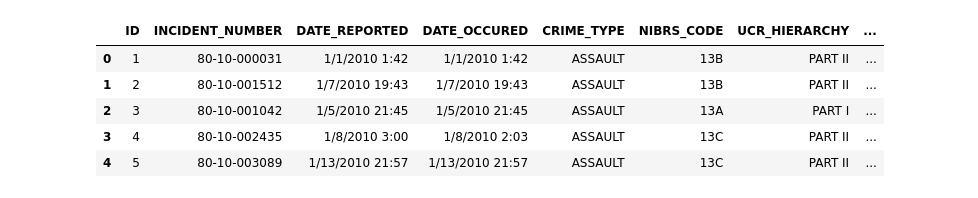
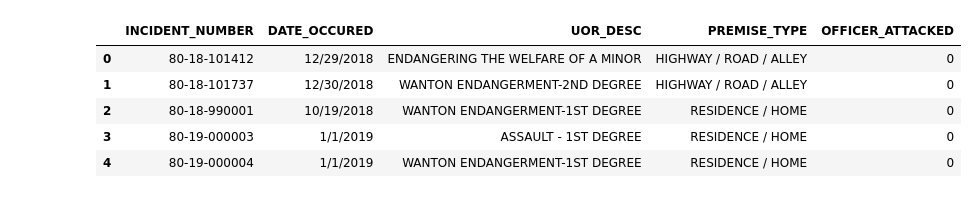
Before and after one commit to NBrown95/Assaulted_Officers, a Jupyter notebook: Machine_Learning_Model.ipynb, the cells around one changed output. Cells and saved outputs as stored; diff of their text form; code cells hidden in the pictures.

```diff
--- a/Machine_Learning_Model.ipynb
+++ b/Machine_Learning_Model.ipynb
@@ -11,11 +9,11 @@ from config import db_password
 # %%
-file_path = "AssaultedOfficerData.csv"
+file_path = "LMPD_Data.csv"
 df = pd.read_csv(file_path)
 df.head()
 # %% [output]
-|  | ID | INCIDENT_NUMBER | DATE_REPORTED | DATE_OCCURED | CRIME_TYPE | NIBRS_CODE | UCR_HIERARCHY | ... |
-| 0 | 1 | 80-10-000031 | 1/1/2010 1:42 | 1/1/2010 1:42 | ASSAULT | 13B | PART II | ... |
-| 1 | 2 | 80-10-001512 | 1/7/2010 19:43 | 1/7/2010 19:43 | ASSAULT | 13B | PART II | ... |
-| 2 | 3 | 80-10-001042 | 1/5/2010 21:45 | 1/5/2010 21:45 | ASSAULT | 13A | PART I | ... |
-| 3 | 4 | 80-10-002435 | 1/8/2010 3:00 | 1/8/2010 2:03 | ASSAULT | 13C | PART II | ... |
-| 4 | 5 | 80-10-003089 | 1/13/2010 21:57 | 1/13/2010 21:57 | ASSAULT | 13C | PART II | ... |
+|  | INCIDENT_NUMBER | DATE_OCCURED | UOR_DESC | PREMISE_TYPE | OFFICER_ATTACKED |
+| 0 | 80-18-101412 | 12/29/2018 | ENDANGERING THE WELFARE OF A MINOR | HIGHWAY / ROAD / ALLEY | 0 |
+| 1 | 80-18-101737 | 12/30/2018 | WANTON ENDANGERMENT-2ND DEGREE | HIGHWAY / ROAD / ALLEY | 0 |
+| 2 | 80-18-990001 | 10/19/2018 | WANTON ENDANGERMENT-1ST DEGREE | RESIDENCE / HOME | 0 |
+| 3 | 80-19-000003 | 1/1/2019 | ASSAULT - 1ST DEGREE | RESIDENCE / HOME | 0 |
+| 4 | 80-19-000004 | 1/1/2019 | WANTON ENDANGERMENT-1ST DEGREE | RESIDENCE / HOME | 0 |
```
Also changed, not shown: parts of 10 cells of this notebook.
